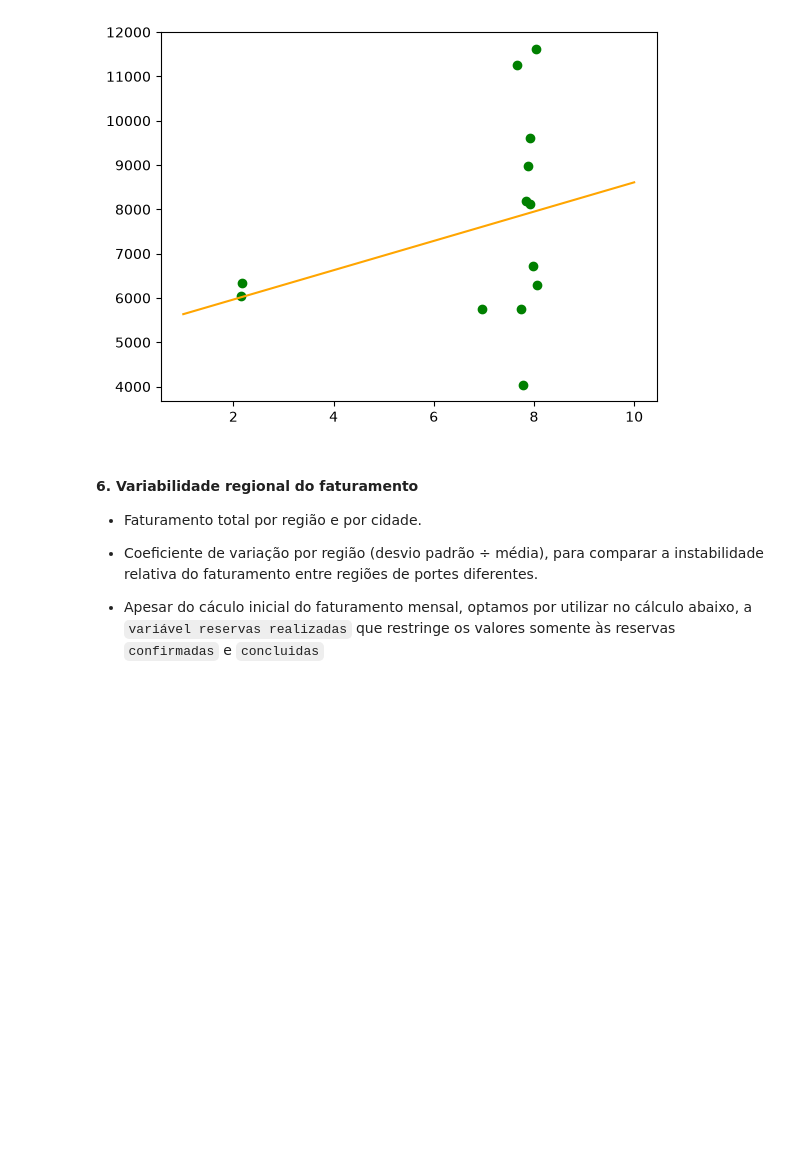
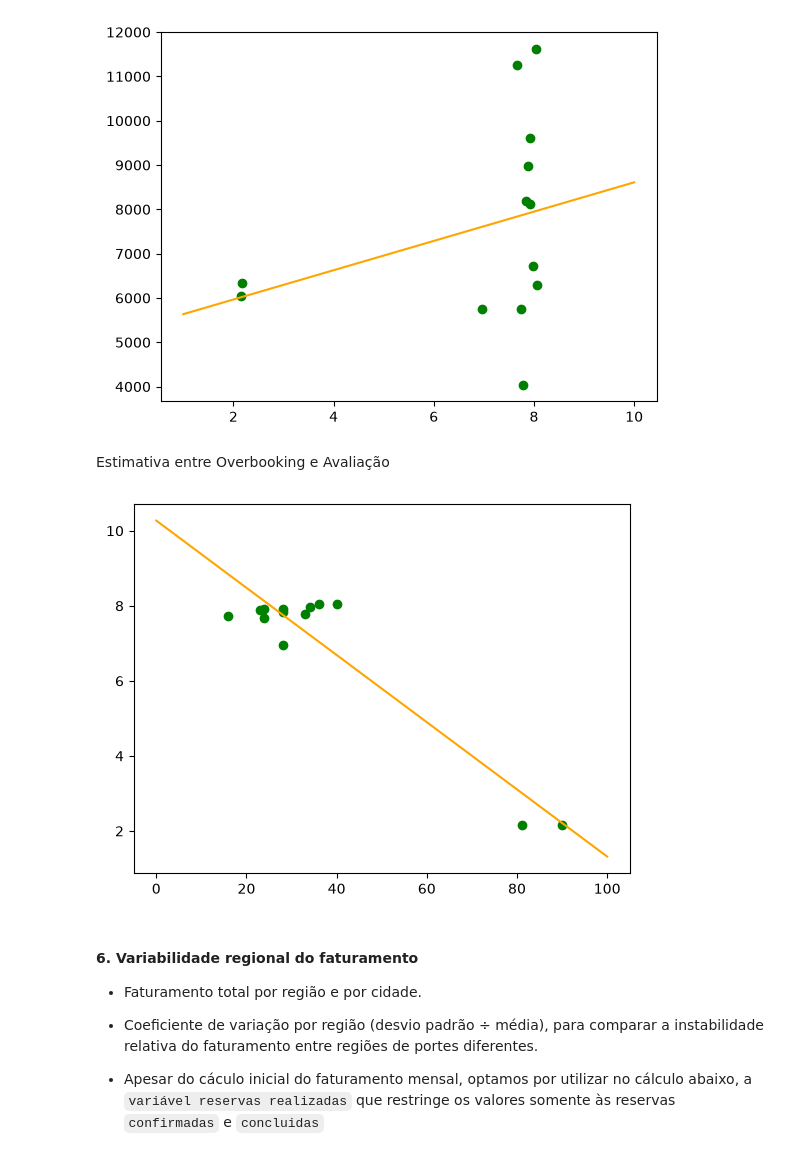
Before and after one commit to Douglas-H91/pipeline-integrada_senac_rj, a Jupyter notebook: tratamento_completo.ipynb, the cells around one changed output. Drawn from its saved outputs; the diff is of its cells as text; code cells hidden in the pictures; blank space fills up the shorter version.

Commit message:
insere calculo preditivo overbooking x avaliacao

```diff
--- a/tratamento_completo.ipynb
+++ b/tratamento_completo.ipynb
@@ -1716,6 +1716,23 @@ plt.plot(X_ext, y_pred,  color='orange', label='Regressão')
 plt.show()
 # %% [output]
 [figure]
+# %% [markdown]
+Estimativa entre Overbooking e Avaliação
+# %%
+X = df_estatistica_excedentes[['hospedes_excedentes']]
+y = df_estatistica_excedentes['avaliacao']
+
+modelo = LinearRegression()
+modelo.fit(X, y)
+
+X_ext = pd.DataFrame({'hospedes_excedentes': [0, 20, 40, 60, 80, 100]})
+y_pred = modelo.predict(X_ext)
+
+plt.scatter(df_estatistica_excedentes['hospedes_excedentes'], df_estatistica_excedentes['avaliacao'], color='green', label='Reais')
+plt.plot(X_ext, y_pred,  color='orange', label='Regressão')
+plt.show()
+# %% [output]
+[figure, added]
 # %% [markdown]
 #### 6. Variabilidade regional do faturamento
 
```
